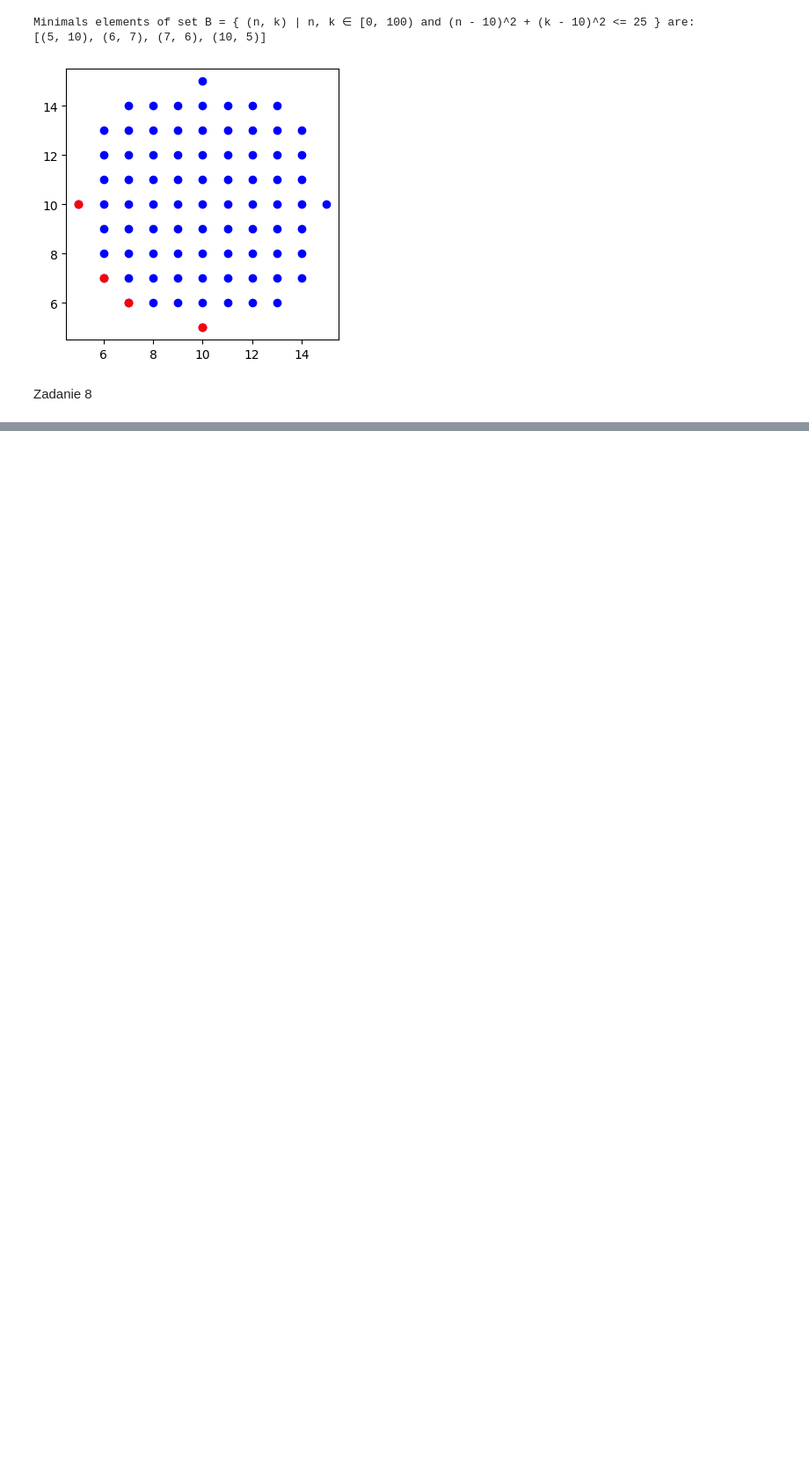
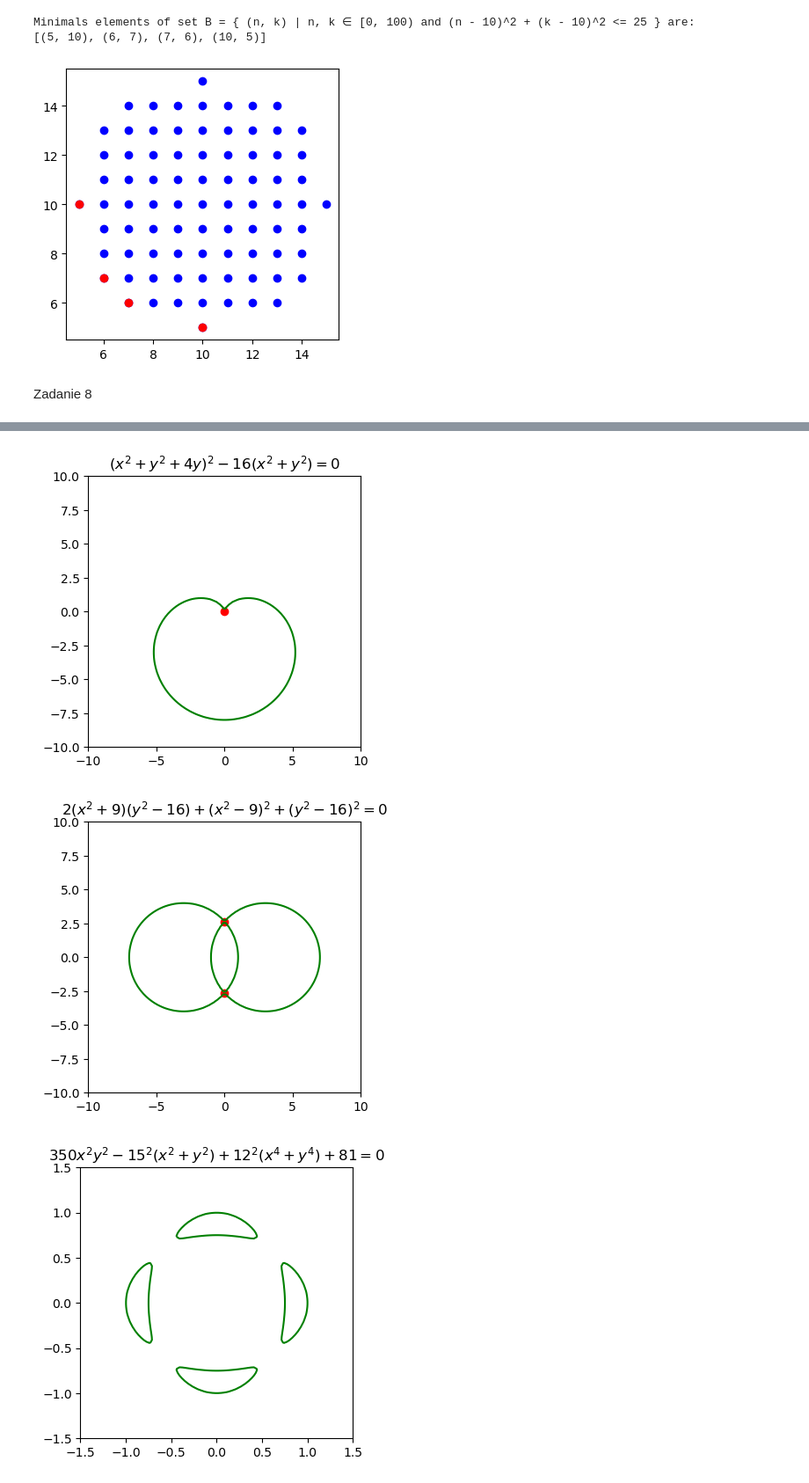
Before and after one commit to karoljanic/algebra, a Jupyter notebook: exercises.ipynb, the cells around one changed output, grey strips where cells are left out. Shown at 88% size. Drawn from its saved outputs; the diff is of its cells as text; code cells hidden in the pictures; blank space fills up the shorter version.

```diff
--- a/exercises.ipynb
+++ b/exercises.ipynb
@@ -368,0 +403,26 @@ Af + Bg = gcd(f,g)
+# %%
+from math import sqrt
+
+def draw_curve(func, rng, special_points, title):
+    x = np.linspace(-rng, rng, 100)
+    y = np.linspace(-rng, rng, 100)
+
+    X, Y = np.meshgrid(x, y)
+    Z = func(X, Y)
+
+    plt.figure(figsize=(4, 4))
+    plt.contour(X, Y, Z, levels=[0], colors='green')
+
+    for point in special_points:
+        plt.scatter(point[0], point[1], color='red')
+
+    plt.title(title)
+    plt.show()
+
+draw_curve(lambda x, y: (x**2 + y**2 + 4*y)**2 - 16*(x**2 + y**2), 10, [(0,0)], '$(x^2 + y^2 + 4y)^2 - 16(x^2 + y^2) = 0$')
+draw_curve(lambda x, y: 2*(x**2 + 9)*(y**2 - 16) + (x**2 - 9)**2 + (y**2 - 16)**2, 10, [(0, sqrt(7)), (0, -sqrt(7))], '$2(x^2 + 9)(y^2 - 16) + (x^2 - 9)^2 + (y^2 - 16)^2 = 0$')
+draw_curve(lambda x, y: 350*x**2*y**2 - 15**2*(x**2 + y**2) + 12**2*(x**4 + y**4) + 81, 1.5, [], '$350x^2y^2 - 15^2(x^2 + y^2) + 12^2(x^4 + y^4) + 81 = 0$')
+# %% [output]
+[figure, added]
+[figure, added]
+[figure, added]
```
Also changed, not shown: parts of 15 cells of this notebook.
